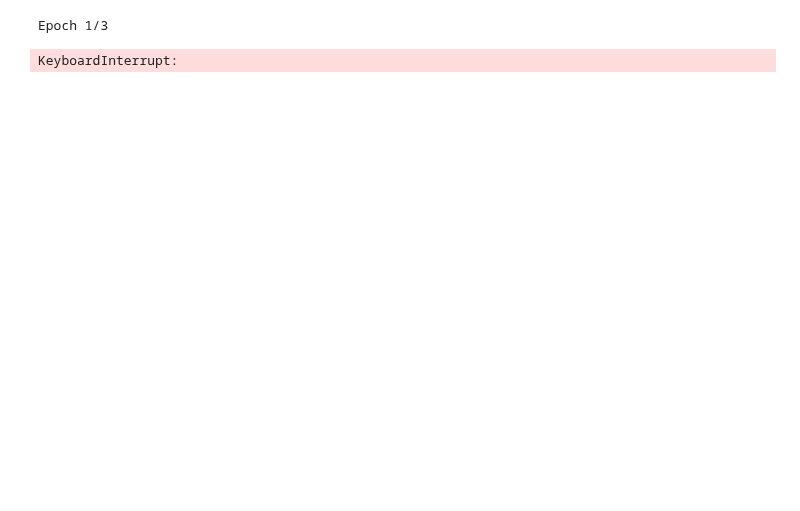
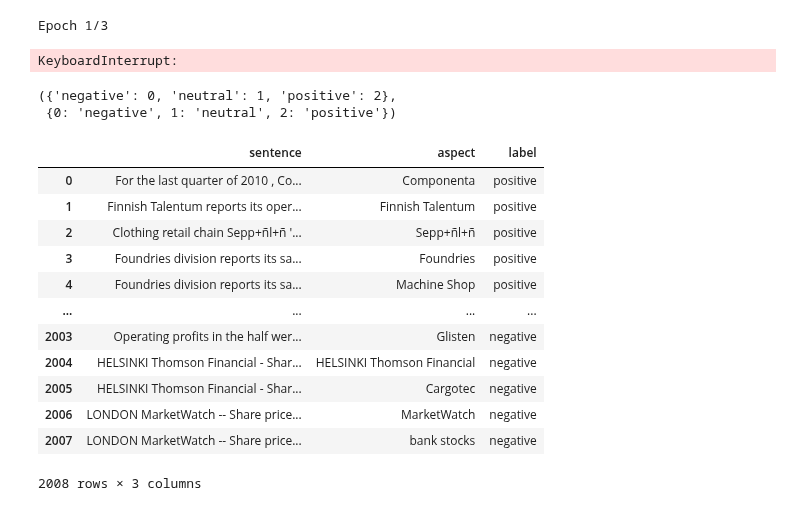
Before and after one commit to martinlf6/schwab-ds-takehome-FengLiu, a Jupyter notebook: 03_models.ipynb, the cells around one changed output. Cells and saved outputs as stored; diff of their text form; code cells hidden in the pictures; blank space fills up the shorter version.

```diff
--- a/03_models.ipynb
+++ b/03_models.ipynb
@@ -164,0 +267,21 @@ KeyboardInterrupt:
+# %%
+label2id, id2label
+# %% [output]
+({'negative': 0, 'neutral': 1, 'positive': 2},
+ {0: 'negative', 1: 'neutral', 2: 'positive'})
+# %%
+pairs_df
+# %% [output]
+|  | sentence | aspect | label |
+| 0 | For the last quarter of 2010 , Co... | Componenta | positive |
+| 1 | Finnish Talentum reports its oper... | Finnish Talentum | positive |
+| 2 | Clothing retail chain Sepp+ñl+ñ '... | Sepp+ñl+ñ | positive |
+| 3 | Foundries division reports its sa... | Foundries | positive |
+| 4 | Foundries division reports its sa... | Machine Shop | positive |
+| ... | ... | ... | ... |
+| 2003 | Operating profits in the half wer... | Glisten | negative |
+| 2004 | HELSINKI Thomson Financial - Shar... | HELSINKI Thomson Financial | negative |
+| 2005 | HELSINKI Thomson Financial - Shar... | Cargotec | negative |
+| 2006 | LONDON MarketWatch -- Share price... | MarketWatch | negative |
+| 2007 | LONDON MarketWatch -- Share price... | bank stocks | negative |
+2008 rows × 3 columns
```
Also changed, not shown: parts of 8 cells of this notebook.
